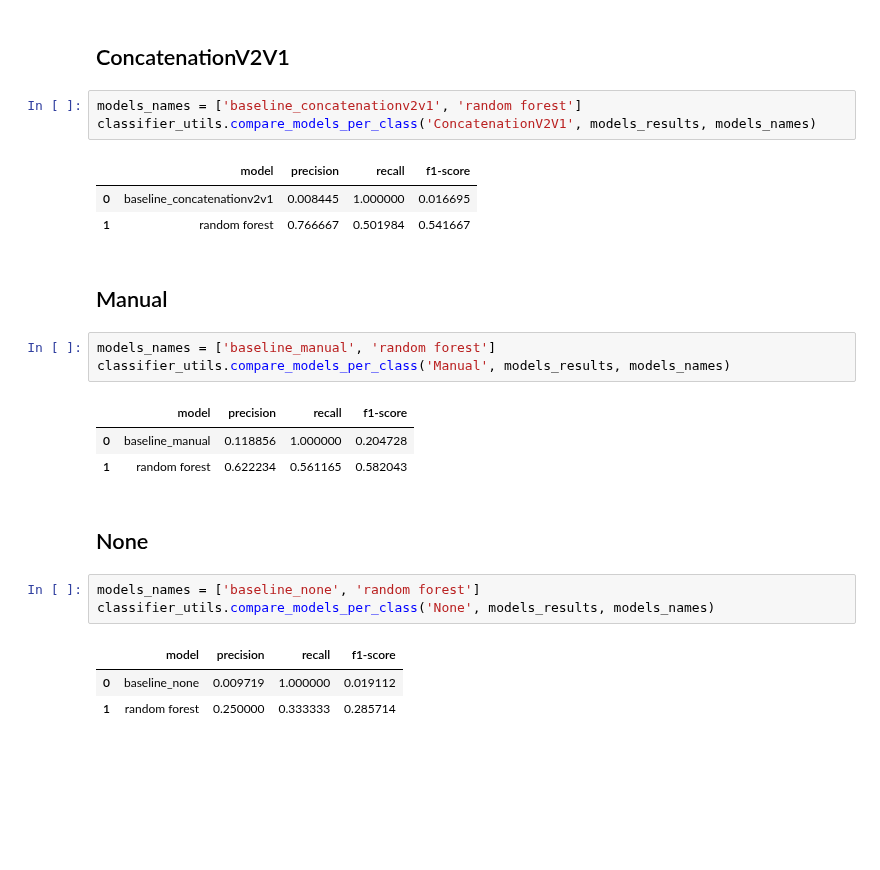
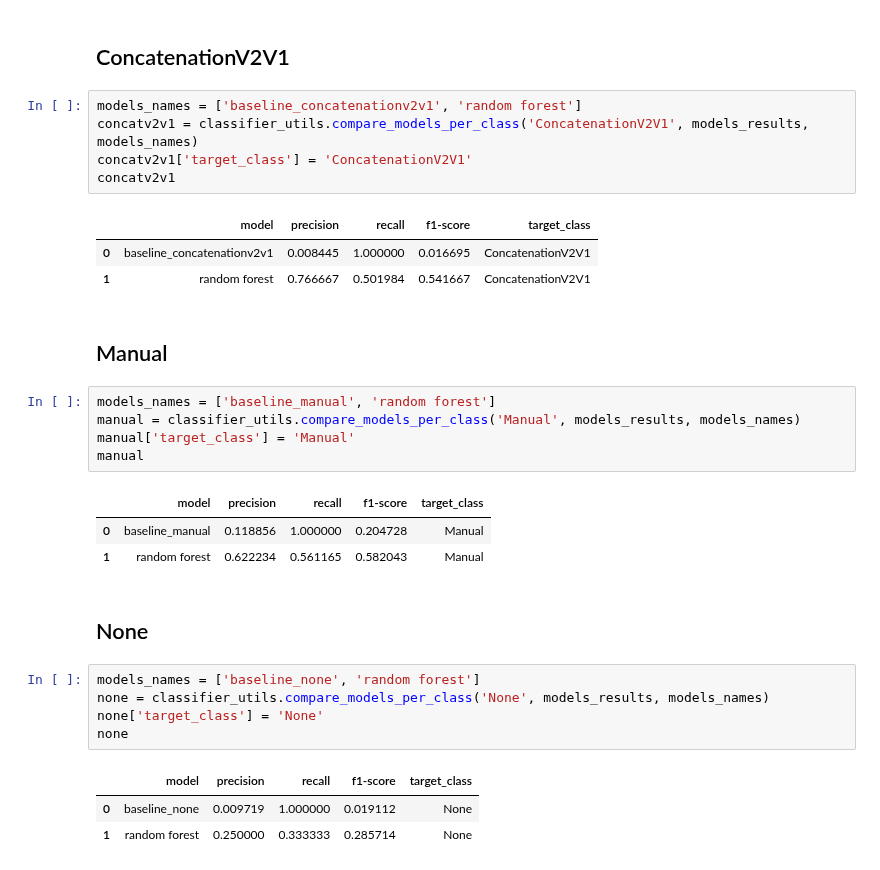
Before and after one commit to gems-uff/mestre, a Jupyter notebook: scripts/classifier/classifier_experiment.ipynb, the cells around one changed output. Saved outputs shown, nothing was run; the diff lists cells and outputs as text; blank space fills up the shorter version.

```diff
--- a/scripts/classifier/classifier_experiment.ipynb
+++ b/scripts/classifier/classifier_experiment.ipynb
@@ -241,26 +249,32 @@ classifier_utils.compare_models_per_class('ConcatenationV1V2', models_results, m
 ## ConcatenationV2V1
 # %%
 models_names = ['baseline_concatenationv2v1', 'random forest']
-classifier_utils.compare_models_per_class('ConcatenationV2V1', models_results, models_names)
+concatv2v1 = classifier_utils.compare_models_per_class('ConcatenationV2V1', models_results, models_names)
+concatv2v1['target_class'] = 'ConcatenationV2V1'
+concatv2v1
 # %% [output]
-|  | model | precision | recall | f1-score |
-| 0 | baseline_concatenationv2v1 | 0.008445 | 1.000000 | 0.016695 |
-| 1 | random forest | 0.766667 | 0.501984 | 0.541667 |
+|  | model | precision | recall | f1-score | target_class |
+| 0 | baseline_concatenationv2v1 | 0.008445 | 1.000000 | 0.016695 | ConcatenationV2V1 |
+| 1 | random forest | 0.766667 | 0.501984 | 0.541667 | ConcatenationV2V1 |
 # %% [markdown]
 ## Manual
 # %%
 models_names = ['baseline_manual', 'random forest']
-classifier_utils.compare_models_per_class('Manual', models_results, models_names)
+manual = classifier_utils.compare_models_per_class('Manual', models_results, models_names)
+manual['target_class'] = 'Manual'
+manual
 # %% [output]
-|  | model | precision | recall | f1-score |
-| 0 | baseline_manual | 0.118856 | 1.000000 | 0.204728 |
-| 1 | random forest | 0.622234 | 0.561165 | 0.582043 |
+|  | model | precision | recall | f1-score | target_class |
+| 0 | baseline_manual | 0.118856 | 1.000000 | 0.204728 | Manual |
+| 1 | random forest | 0.622234 | 0.561165 | 0.582043 | Manual |
 # %% [markdown]
 ## None
 # %%
 models_names = ['baseline_none', 'random forest']
-classifier_utils.compare_models_per_class('None', models_results, models_names)
+none = classifier_utils.compare_models_per_class('None', models_results, models_names)
+none['target_class'] = 'None'
+none
 # %% [output]
-|  | model | precision | recall | f1-score |
-| 0 | baseline_none | 0.009719 | 1.000000 | 0.019112 |
-| 1 | random forest | 0.250000 | 0.333333 | 0.285714 |
+|  | model | precision | recall | f1-score | target_class |
+| 0 | baseline_none | 0.009719 | 1.000000 | 0.019112 | None |
+| 1 | random forest | 0.250000 | 0.333333 | 0.285714 | None |
```
Also changed, not shown: parts of 5 cells of this notebook, 1 other file.
